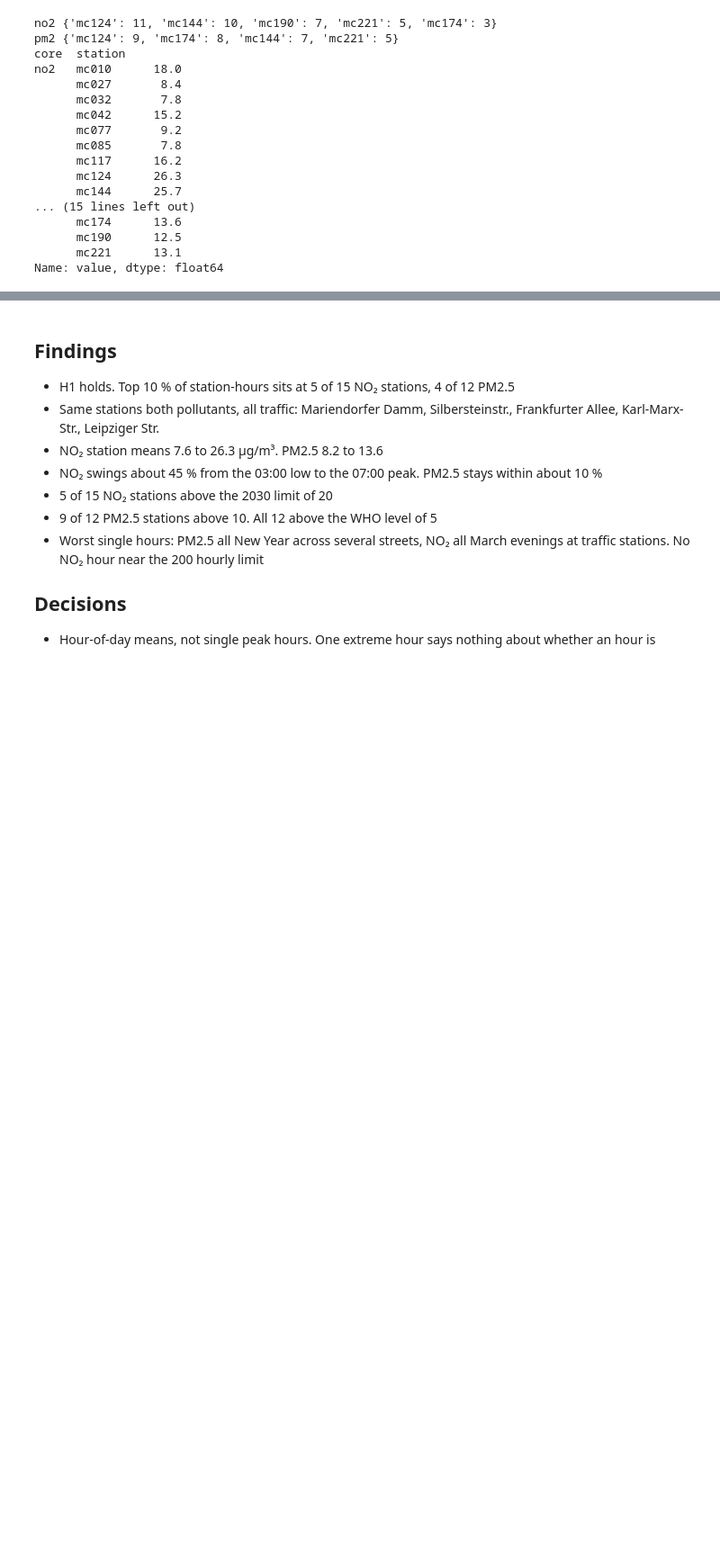
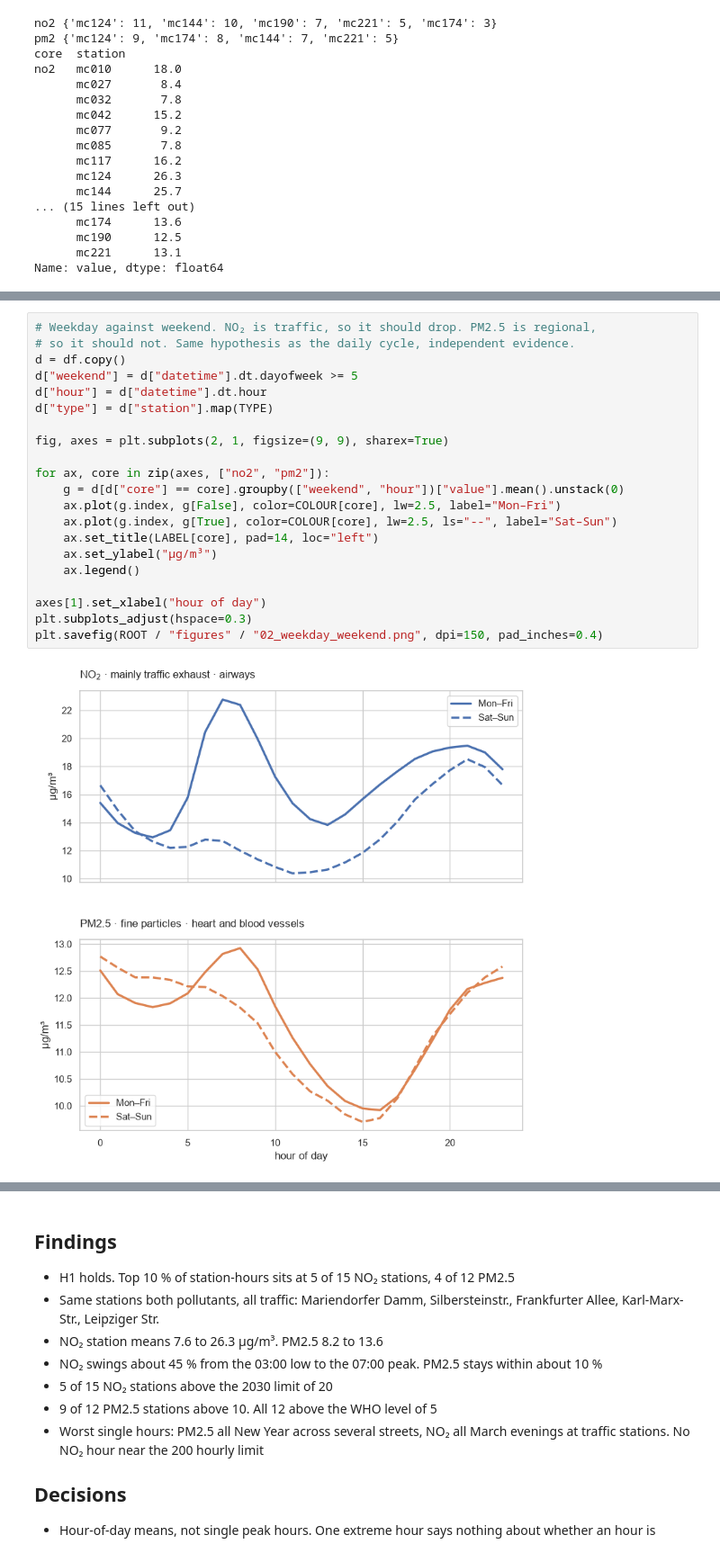
Before and after one commit to petrakuhnle/Air_Quality_Project, a Jupyter notebook: notebooks/02_peak_hours.ipynb, the cells around one changed output, grey strips where cells are left out. Shown at 90% size. Cells and saved outputs as stored; diff of their text form; blank space fills up the shorter version.

```diff
--- a/notebooks/02_peak_hours.ipynb
+++ b/notebooks/02_peak_hours.ipynb
@@ -342,0 +240,23 @@ plt.savefig(ROOT / "figures" / "02_worst_hours.png", dpi=150, pad_inches=0.4)
+# %%
+# Weekday against weekend. NO₂ is traffic, so it should drop. PM2.5 is regional,
+# so it should not. Same hypothesis as the daily cycle, independent evidence.
+d = df.copy()
+d["weekend"] = d["datetime"].dt.dayofweek >= 5
+d["hour"] = d["datetime"].dt.hour
+d["type"] = d["station"].map(TYPE)
+
+fig, axes = plt.subplots(2, 1, figsize=(9, 9), sharex=True)
+
+for ax, core in zip(axes, ["no2", "pm2"]):
+    g = d[d["core"] == core].groupby(["weekend", "hour"])["value"].mean().unstack(0)
+    ax.plot(g.index, g[False], color=COLOUR[core], lw=2.5, label="Mon–Fri")
+    ax.plot(g.index, g[True], color=COLOUR[core], lw=2.5, ls="--", label="Sat–Sun")
+    ax.set_title(LABEL[core], pad=14, loc="left")
+    ax.set_ylabel("µg/m³")
+    ax.legend()
+
+axes[1].set_xlabel("hour of day")
+plt.subplots_adjust(hspace=0.3)
+plt.savefig(ROOT / "figures" / "02_weekday_weekend.png", dpi=150, pad_inches=0.4)
+# %% [output]
+[figure, added]
```
Also changed, not shown: parts of 8 cells of this notebook, 6 other files.
